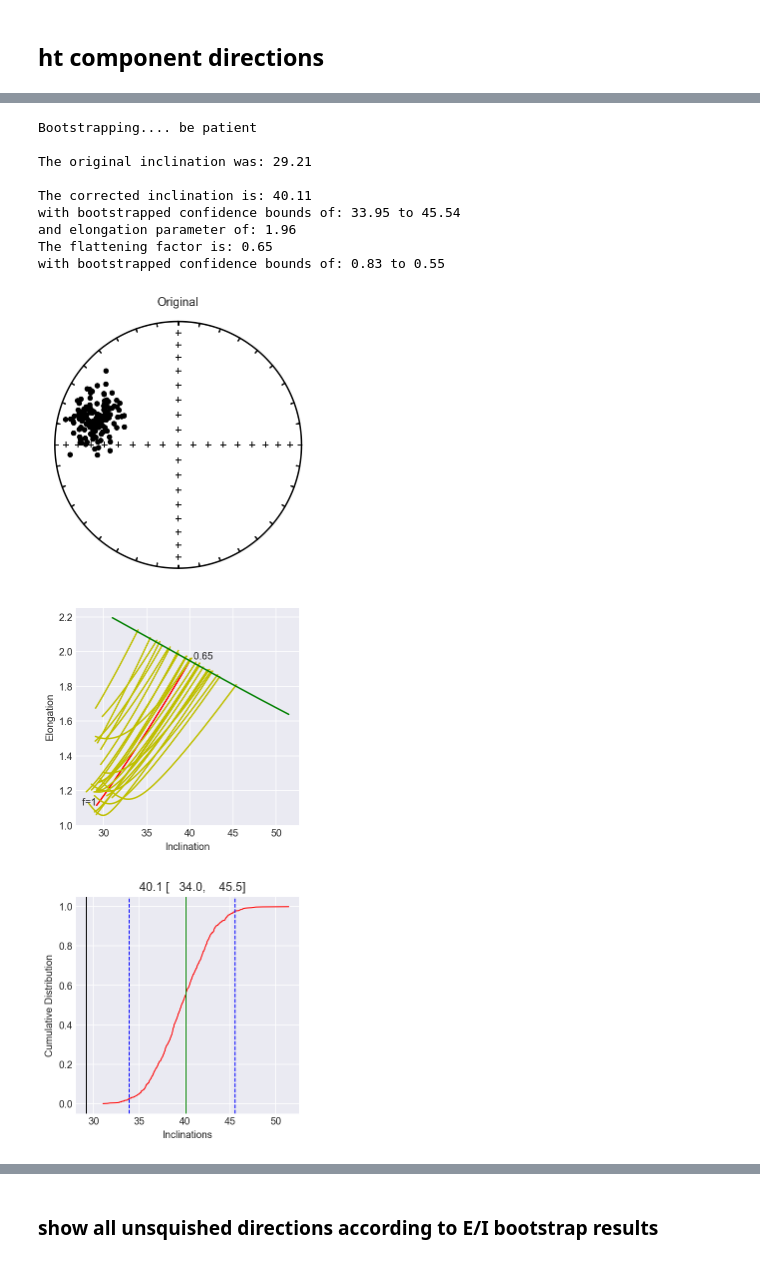
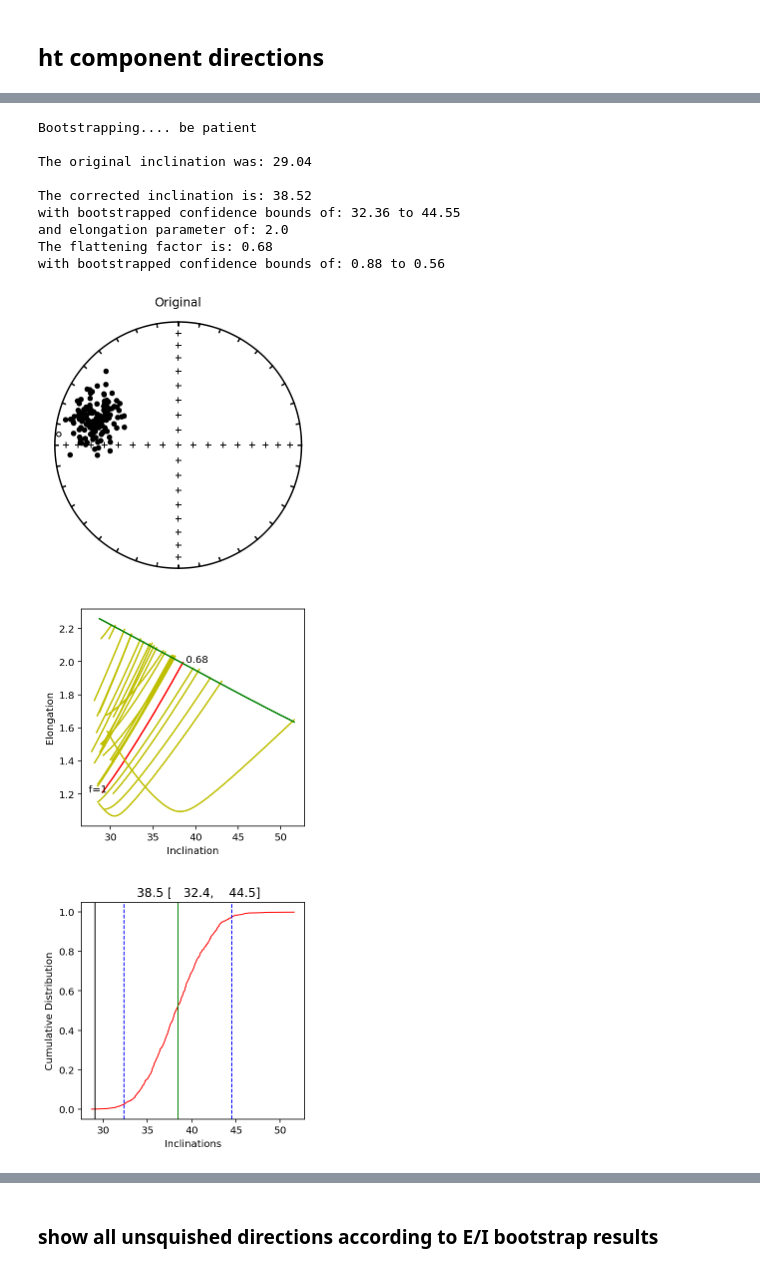
Before and after one commit to Swanson-Hysell-Group/Inclination_Shallowing, a Jupyter notebook: code/Notebooks/Cutface_Kent.ipynb, the cells around one changed output, grey strips where cells are left out. Cells and saved outputs as stored; diff of their text form; code cells hidden in the pictures.

Commit message:
update Cutface_Kent with functions being imported from new contributions to PmagPy

```diff
--- a/code/Notebooks/Cutface_Kent.ipynb
+++ b/code/Notebooks/Cutface_Kent.ipynb
@@ -3,27 +2,0 @@
-# %%
-import numpy as np
-import pandas as pd
-
-import pmagpy.ipmag as ipmag
-import pmagpy.pmag as pmag
-import pmagpy.pmagplotlib as pmagplotlib
-
-import pymc3 as pm
-from pymc3.distributions.continuous import Normal, Uniform, VonMises, Exponential
-import theano.tensor as T
-from theano.compile.ops import as_op
-from pymc3.distributions import Continuous, draw_values, generate_samples
-
-import arviz as az
-
-import sys
-sys.path.insert(0,'../../../Bayesian_PEP_inversion')
-
-from bayesian_pep import *
-
-import matplotlib.pyplot as plt
-plt.style.use('seaborn-darkgrid')
-
-import scipy.stats as st
-
-%config InlineBackend.figure_format = 'retina'
@@ -51,7 +117,7 @@ specimens_ht_tc['plon'] = pmag.dia_vgp(specimens_ht_tc[['dir_dec', 'dir_inc', 'd
 specimens_ht_tc['plat'] = pmag.dia_vgp(specimens_ht_tc[['dir_dec', 'dir_inc', 'dir_alpha95', 'slat', 'slon']].to_numpy())[1]
 # %%
 # filter out the only negative inclination data
-specimens_ht_tc=specimens_ht_tc[specimens_ht_tc['dir_inc']>0]
+#specimens_ht_tc=specimens_ht_tc[specimens_ht_tc['dir_inc']>0]
 # %%
 mean_mt = ipmag.fisher_mean(specimens_mt_tc['dir_dec'].tolist(),specimens_mt_tc['dir_inc'].tolist())
 mean_ht = ipmag.fisher_mean(specimens_ht_tc['dir_dec'].tolist(),specimens_ht_tc['dir_inc'].tolist())
@@ -281,15 +181,15 @@ def find_ei(data, nb=1000, save=False, save_folder='.', fmt='svg',
 # %%
-I, E, F = find_ei(specimens_ht_tc[['dir_dec', 'dir_inc']].to_numpy(), return_new_dirs = 1)
+EI_incs, EI_elongs, EI_fs = ipmag.find_ei(specimens_ht_tc[['dir_dec', 'dir_inc']].to_numpy(), nb=1000, return_values = True)
 # %% [output]
 Bootstrapping.... be patient
 
-The original inclination was: 29.21
+The original inclination was: 29.04
 
-The corrected inclination is: 40.11
-with bootstrapped confidence bounds of: 33.95 to 45.54
-and elongation parameter of: 1.96
-The flattening factor is: 0.65
-with bootstrapped confidence bounds of: 0.83 to 0.55
+The corrected inclination is: 38.52
+with bootstrapped confidence bounds of: 32.36 to 44.55
+and elongation parameter of: 2.0
+The flattening factor is: 0.68
+with bootstrapped confidence bounds of: 0.88 to 0.56
-[figure, old version]
+[figure, new version]
-[figure, old version]
+[figure, new version]
-[figure, old version]
+[figure, new version]
```
Also changed, not shown: parts of 36 cells of this notebook.
